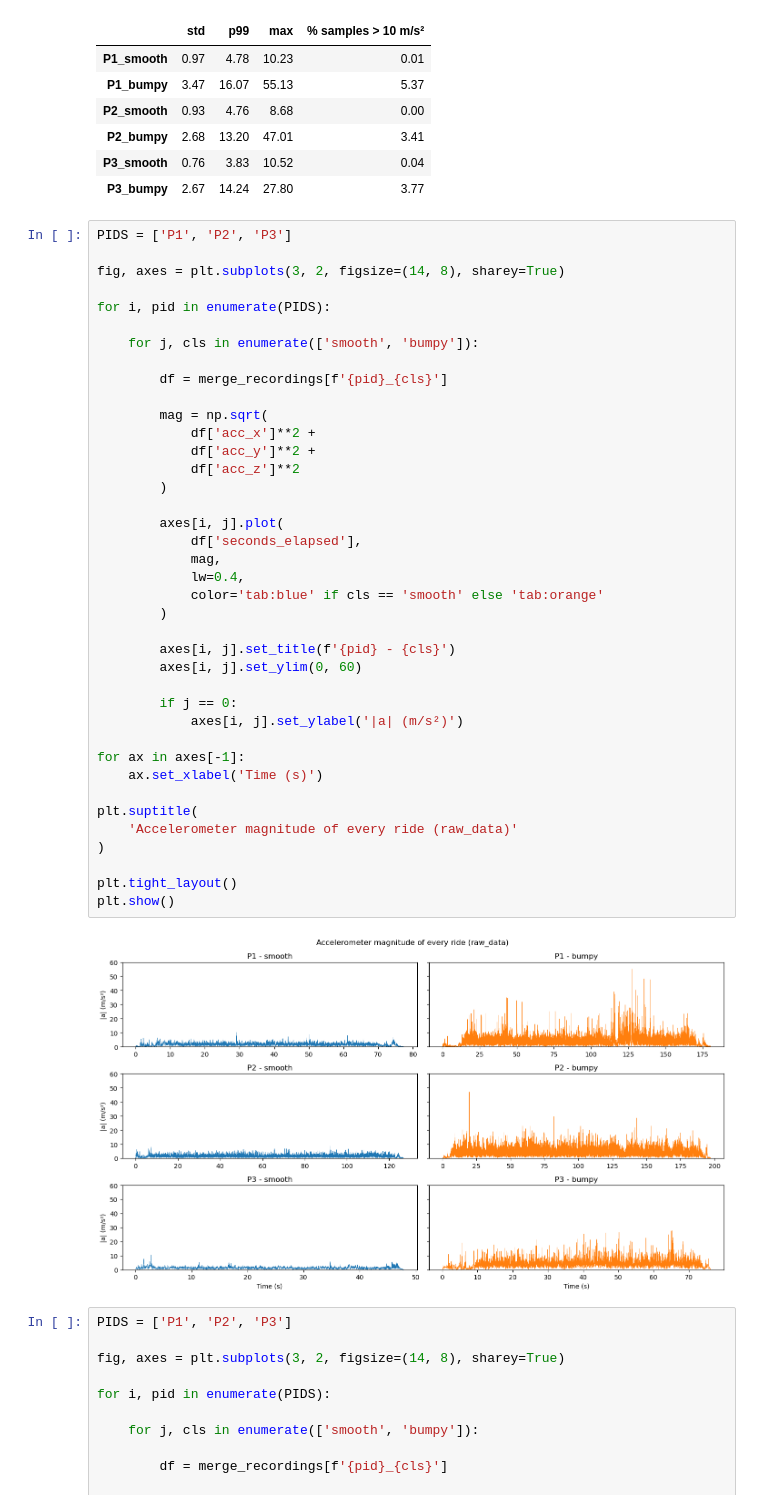
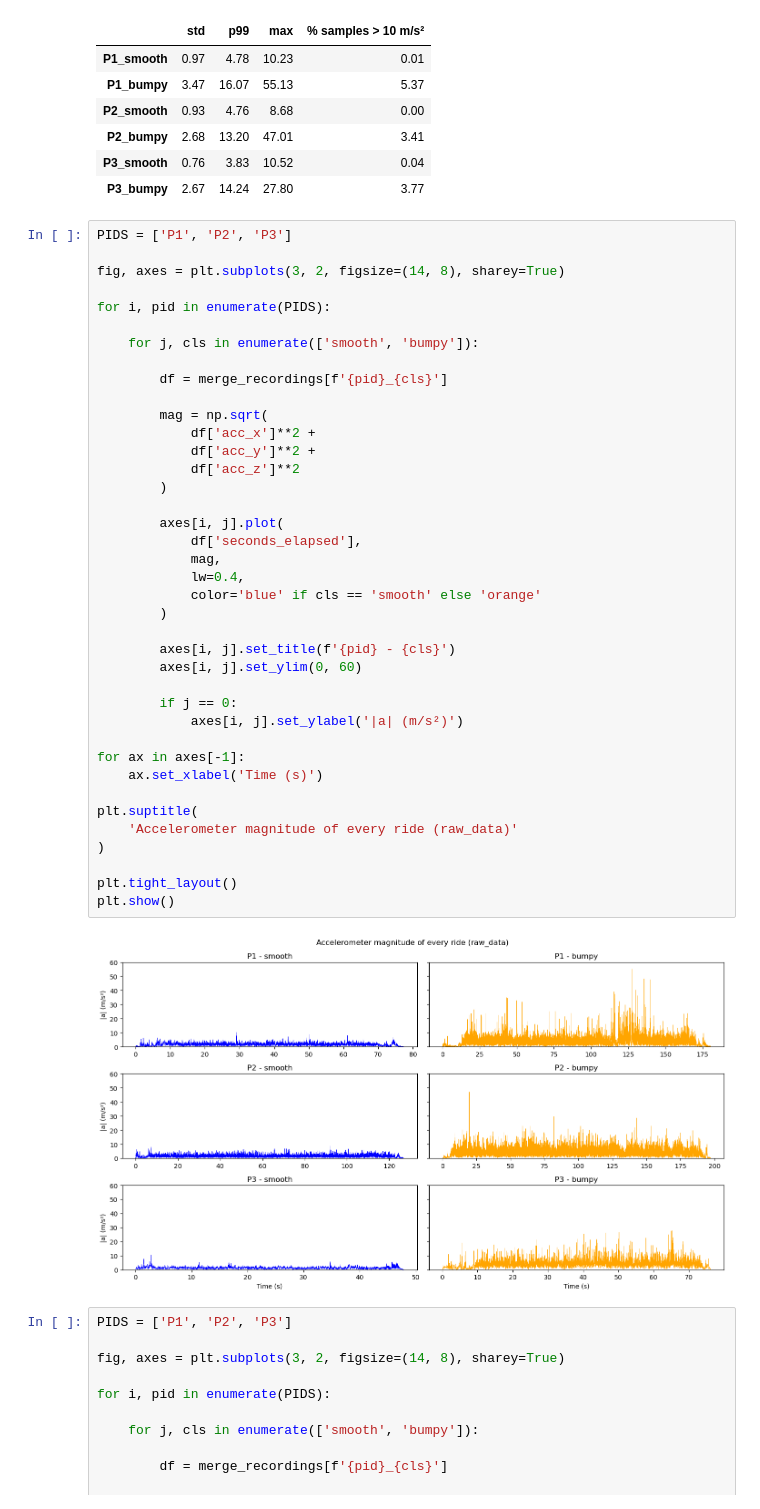
Before and after one commit to HeKaY-boy/bike-lane-quality-assessment, a Jupyter notebook: Prototype/Main_notebook_Himanshu.ipynb, the cells around one changed output. Saved outputs shown, nothing was run; the diff lists cells and outputs as text.

```diff
--- a/Prototype/Main_notebook_Himanshu.ipynb
+++ b/Prototype/Main_notebook_Himanshu.ipynb
@@ -277,35 +277,35 @@ for i, pid in enumerate(PIDS):
         df = merge_recordings[f'{pid}_{cls}']
 
         mag = np.sqrt(
             df['acc_x']**2 +
             df['acc_y']**2 +
             df['acc_z']**2
         )
 
         axes[i, j].plot(
             df['seconds_elapsed'],
             mag,
             lw=0.4,
-            color='tab:blue' if cls == 'smooth' else 'tab:orange'
+            color='blue' if cls == 'smooth' else 'orange'
         )
 
         axes[i, j].set_title(f'{pid} - {cls}')
         axes[i, j].set_ylim(0, 60)
 
         if j == 0:
             axes[i, j].set_ylabel('|a| (m/s²)')
 
 for ax in axes[-1]:
     ax.set_xlabel('Time (s)')
 
 plt.suptitle(
     'Accelerometer magnitude of every ride (raw_data)'
 )
 
 plt.tight_layout()
 plt.show()
 # %% [output]
-[figure, old version]
+[figure, new version]
 # %%
 PIDS = ['P1', 'P2', 'P3']
 
```
Also changed, not shown: parts of 3 cells of this notebook, 1 other file.
